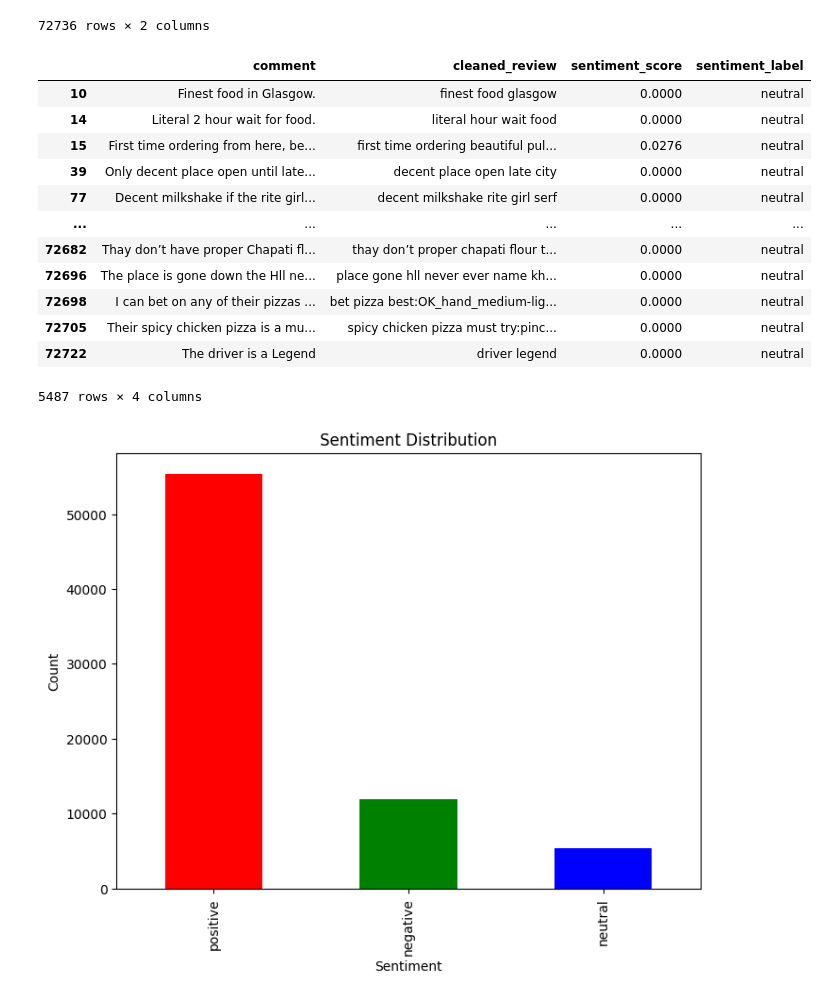
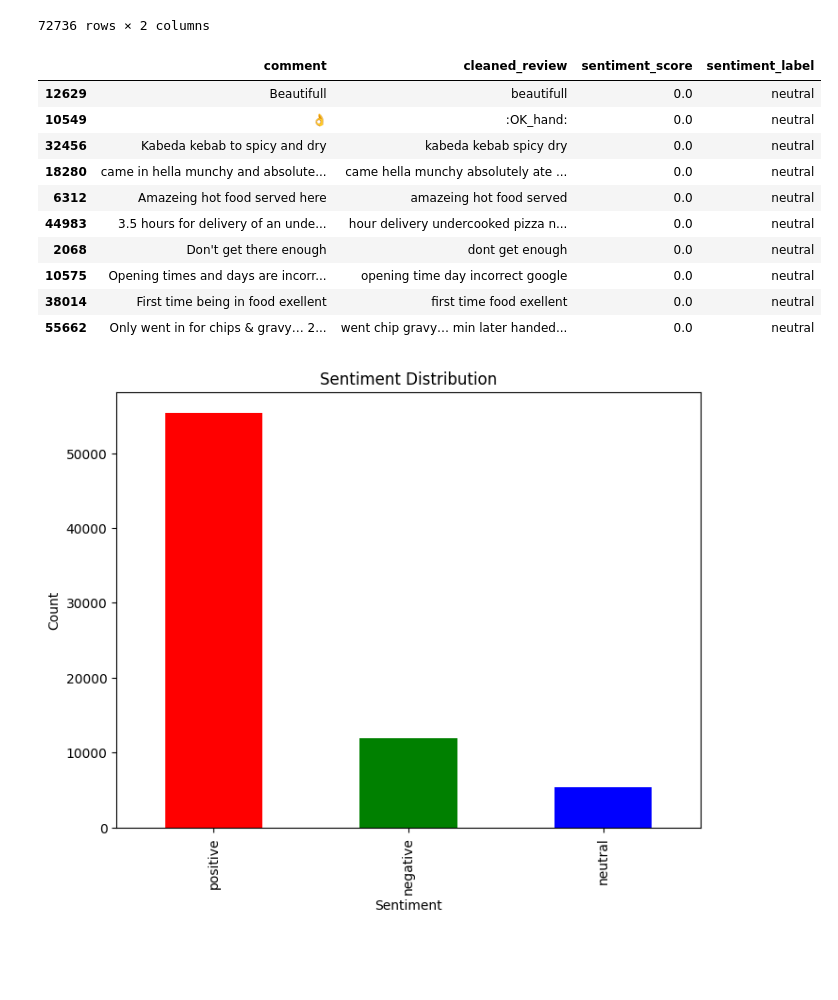
Before and after one commit to Milad-agdam/sentiment-analysis, a Jupyter notebook: GoogleReviewSentimentAnalysis/src/main.ipynb, the cells around one changed output. Saved outputs shown, nothing was run; the diff lists cells and outputs as text; code cells hidden in the pictures; blank space fills up the shorter version.

```diff
--- a/GoogleReviewSentimentAnalysis/src/main.ipynb
+++ b/GoogleReviewSentimentAnalysis/src/main.ipynb
@@ -123,21 +123,19 @@ def label_sentiment(score):
 # Apply the function to create a new column with sentiment labels
 df['sentiment_label'] = df['sentiment_score'].apply(label_sentiment)
 # %%
-df[df['sentiment_label']== 'neutral']
+df[df['sentiment_label']== 'neutral'].sample(10)
 # %% [output]
 |  | comment | cleaned_review | sentiment_score | sentiment_label |
-| 10 | Finest food in Glasgow. | finest food glasgow | 0.0000 | neutral |
-| 14 | Literal 2 hour wait for food. | literal hour wait food | 0.0000 | neutral |
-| 15 | First time ordering from here, be... | first time ordering beautiful pul... | 0.0276 | neutral |
-| 39 | Only decent place open until late... | decent place open late city | 0.0000 | neutral |
-| 77 | Decent milkshake if the rite girl... | decent milkshake rite girl serf | 0.0000 | neutral |
-| ... | ... | ... | ... | ... |
-| 72682 | Thay don’t have proper Chapati fl... | thay don’t proper chapati flour t... | 0.0000 | neutral |
-| 72696 | The place is gone down the Hll ne... | place gone hll never ever name kh... | 0.0000 | neutral |
-| 72698 | I can bet on any of their pizzas ... | bet pizza best:OK_hand_medium-lig... | 0.0000 | neutral |
-| 72705 | Their spicy chicken pizza is a mu... | spicy chicken pizza must try:pinc... | 0.0000 | neutral |
-| 72722 | The driver is a Legend | driver legend | 0.0000 | neutral |
+| 12629 | Beautifull | beautifull | 0.0 | neutral |
+| 10549 | 👌 | :OK_hand: | 0.0 | neutral |
+| 32456 | Kabeda kebab to spicy and dry | kabeda kebab spicy dry | 0.0 | neutral |
+| 18280 | came in hella munchy and absolute... | came hella munchy absolutely ate ... | 0.0 | neutral |
+| 6312 | Amazeing hot food served here | amazeing hot food served | 0.0 | neutral |
+| 44983 | 3.5 hours for delivery of an unde... | hour delivery undercooked pizza n... | 0.0 | neutral |
+| 2068 | Don't get there enough | dont get enough | 0.0 | neutral |
+| 10575 | Opening times and days are incorr... | opening time day incorrect google | 0.0 | neutral |
+| 38014 | First time being in food exellent | first time food exellent | 0.0 | neutral |
+| 55662 | Only went in for chips & gravy… 2... | went chip gravy… min later handed... | 0.0 | neutral |
-5487 rows × 4 columns
 # %%
 # Count the occurrences of each sentiment label
 sentiment_counts = df['sentiment_label'].value_counts()
```
Also changed, not shown: 2 other files.
